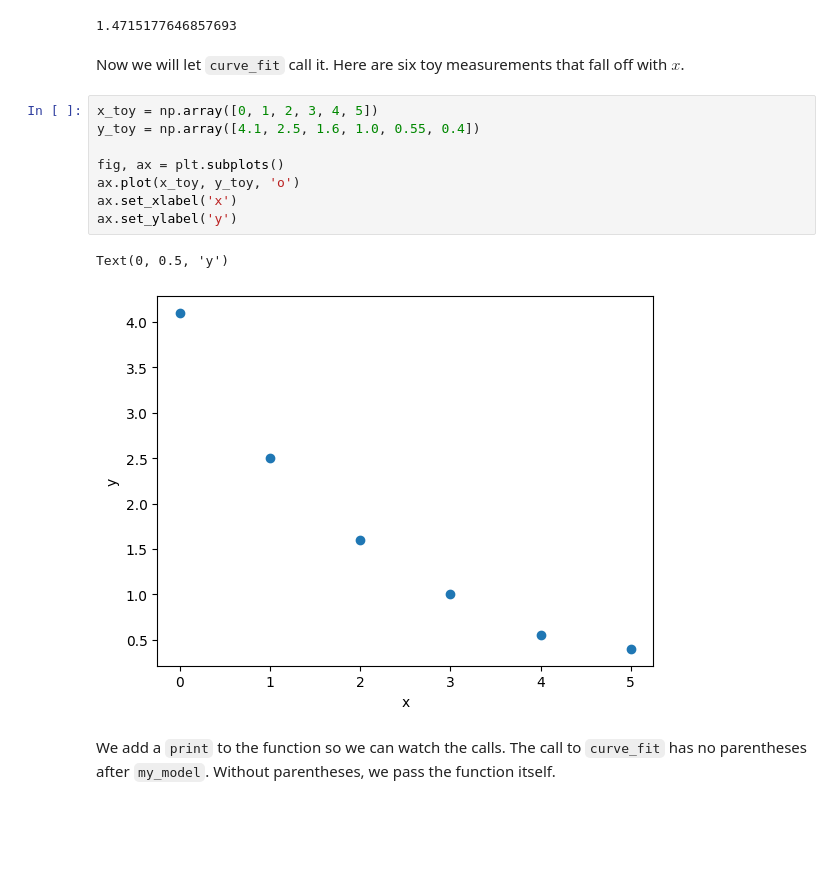
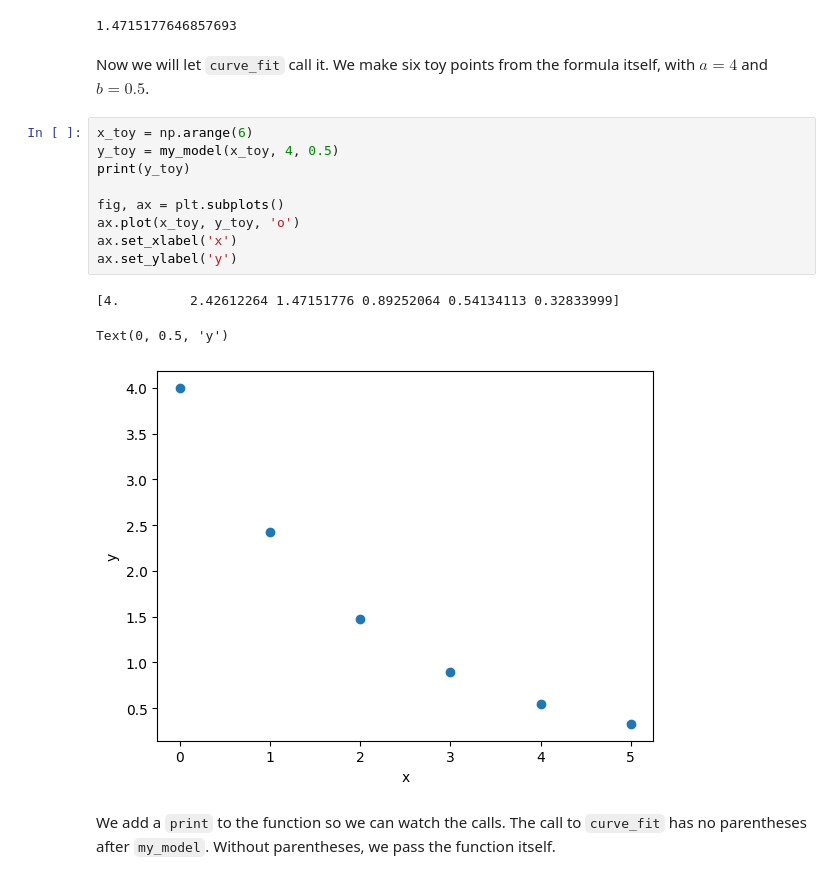
Before and after one commit to wfreinhart/matse219, a Jupyter notebook: notebooks/Lecture19.ipynb, the cells around one changed output. Saved outputs shown, nothing was run; the diff lists cells and outputs as text; blank space fills up the shorter version.

```diff
--- a/notebooks/Lecture19.ipynb
+++ b/notebooks/Lecture19.ipynb
@@ -120,18 +120,20 @@ print(my_model(2, 4, 0.5))
 1.4715177646857693
 # %% [markdown]
 Now we will let `curve_fit` call it.
-Here are six toy measurements that fall off with $x$.
+We make six toy points from the formula itself, with $a = 4$ and $b = 0.5$.
 # %%
-x_toy = np.array([0, 1, 2, 3, 4, 5])
-y_toy = np.array([4.1, 2.5, 1.6, 1.0, 0.55, 0.4])
+x_toy = np.arange(6)
+y_toy = my_model(x_toy, 4, 0.5)
+print(y_toy)
 
 fig, ax = plt.subplots()
 ax.plot(x_toy, y_toy, 'o')
 ax.set_xlabel('x')
 ax.set_ylabel('y')
 # %% [output]
-Text(0, 0.5, 'y')
+[4.         2.42612264 1.47151776 0.89252064 0.54134113 0.32833999]
+Text(0, 0.5, 'y')
-[figure, old version]
+[figure, new version]
 # %% [markdown]
 We add a `print` to the function so we can watch the calls.
 The call to `curve_fit` has no parentheses after `my_model`.
```
Also changed, not shown: parts of 6 cells of this notebook.
